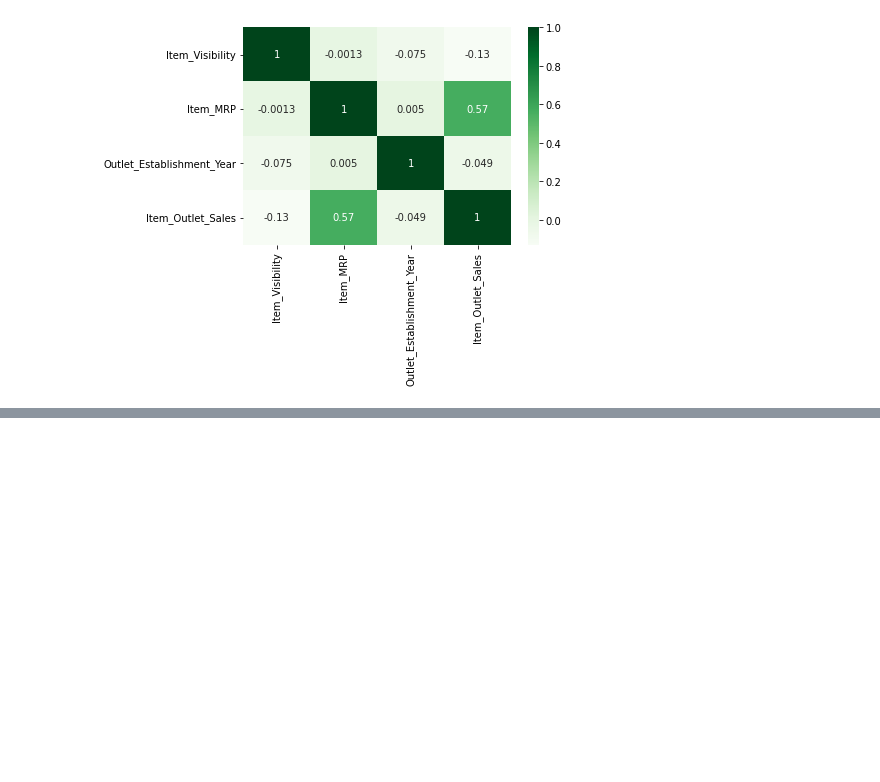
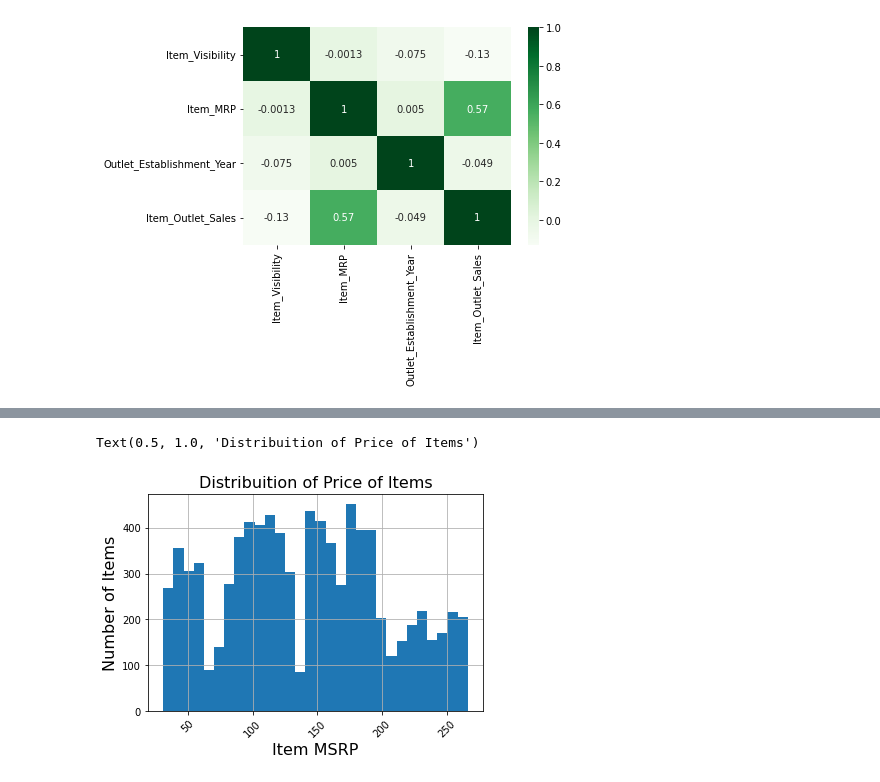
Before and after one commit to nathandhawale/Sales-Predictions, a Jupyter notebook: sales_predictions.ipynb, the cells around one changed output, grey strips where cells are left out. Drawn from its saved outputs; the diff is of its cells as text; code cells hidden in the pictures; blank space fills up the shorter version.

```diff
--- a/sales_predictions.ipynb
+++ b/sales_predictions.ipynb
@@ -312,0 +323,4 @@ sns.heatmap(corr, cmap = 'Greens', annot = True)
+# %%
+data_df['Item_Outlet_Sales']=data_df['Item_Outlet_Sales'].astype(int)
+data_df['Item_MRP']=data_df['Item_MRP'].astype(int)
+data_df.dtypes
@@ -312,0 +339,10 @@ sns.heatmap(corr, cmap = 'Greens', annot = True)
+# %%
+data_df["Item_MRP"].hist(bins =30)
+plt.xticks(rotation = 45)
+plt.ticklabel_format(useOffset=False, style='plain')
+plt.xlabel('Item MSRP', fontsize = 16)
+plt.ylabel('Number of Items', fontsize = 16)
+plt.title('Distribuition of Price of Items', fontsize = 16)
+# %% [output]
+Text(0.5, 1.0, 'Distribuition of Price of Items')
+[figure, added]
```
Also changed, not shown: parts of 3 cells of this notebook.
